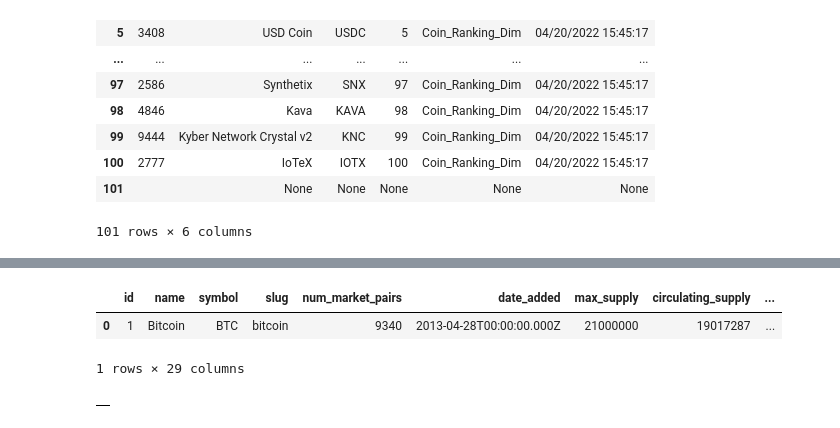
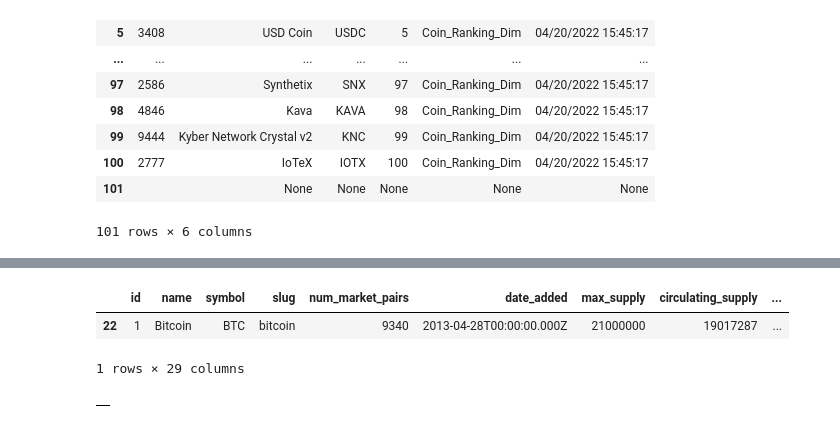
Before and after one commit to nradich/Coin_Experiment, a Jupyter notebook: coinquery.ipynb, the cells around one changed output, grey strips where cells are left out. Drawn from its saved outputs; the diff is of its cells as text; code cells hidden in the pictures.

Commit message:
Getting an index error when trying to concat two dfs

```diff
--- a/coinquery.ipynb
+++ b/coinquery.ipynb
@@ -114,25 +129,26 @@ cmc_df['quote'][0]
 # %%
 #expand nest columns
 expanded_df = pd.DataFrame.from_dict(cmc_df['quote'][0], orient= 'index')
 #showing USD as an index column, going to drop
 expanded_df.reset_index(drop = True, inplace= True)
 #can double check shape
 expanded_df.shape
 trial = cmc_df.drop(['quote','tags'], axis= 1)
 #had to reset index or set it manually to match the expanded DF
 trial.set_index(pd.Index([0]), inplace= True)
 #trial.reset_index(drop = True, inplace= True)
 
 coin_price_df = pd.concat([trial,expanded_df], axis=1 )
+coin_price_df.set_index(pd.Index([22]), inplace= True)
 
 #going to try to append this to another dataframe
 df = pd.DataFrame()
 
 df = df.append(coin_price_df)
 df.head()
 # %% [output]
 |  | id | name | symbol | slug | num_market_pairs | date_added | max_supply | circulating_supply | ... |
-| 0 | 1 | Bitcoin | BTC | bitcoin | 9340 | 2013-04-28T00:00:00.000Z | 21000000 | 19017287 | ... |
+| 22 | 1 | Bitcoin | BTC | bitcoin | 9340 | 2013-04-28T00:00:00.000Z | 21000000 | 19017287 | ... |
 1 rows × 29 columns
 # %%
 df
```
Also changed, not shown: parts of 4 cells of this notebook.
